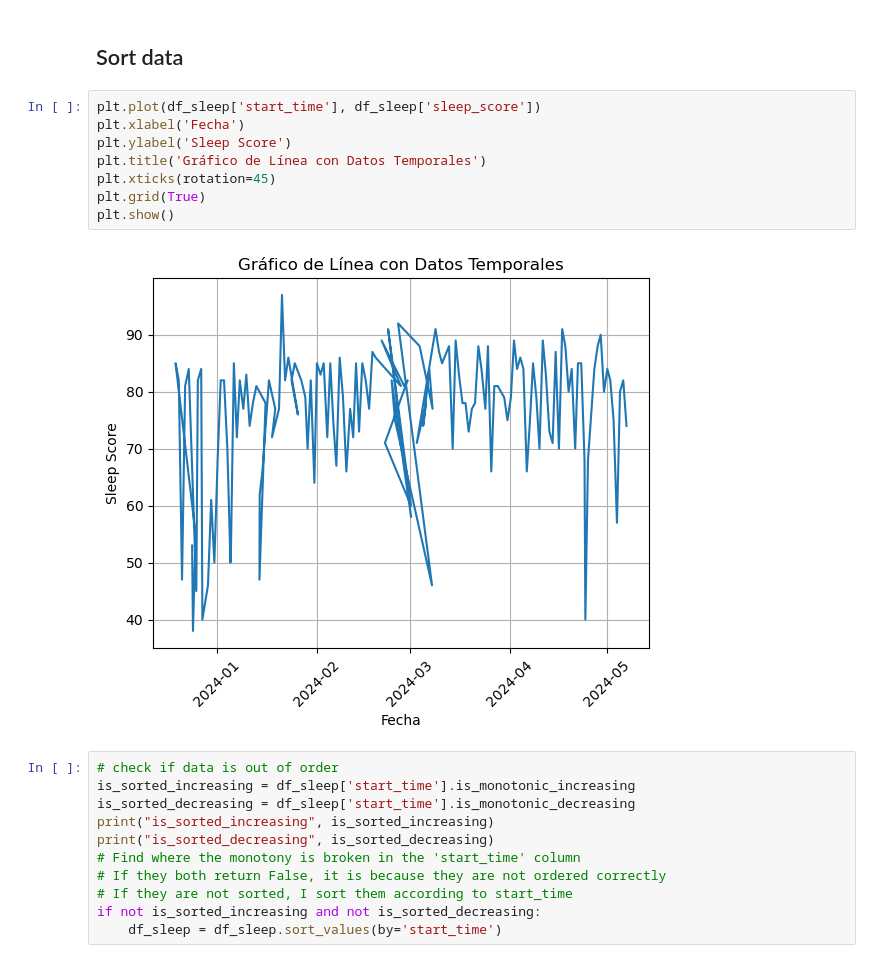
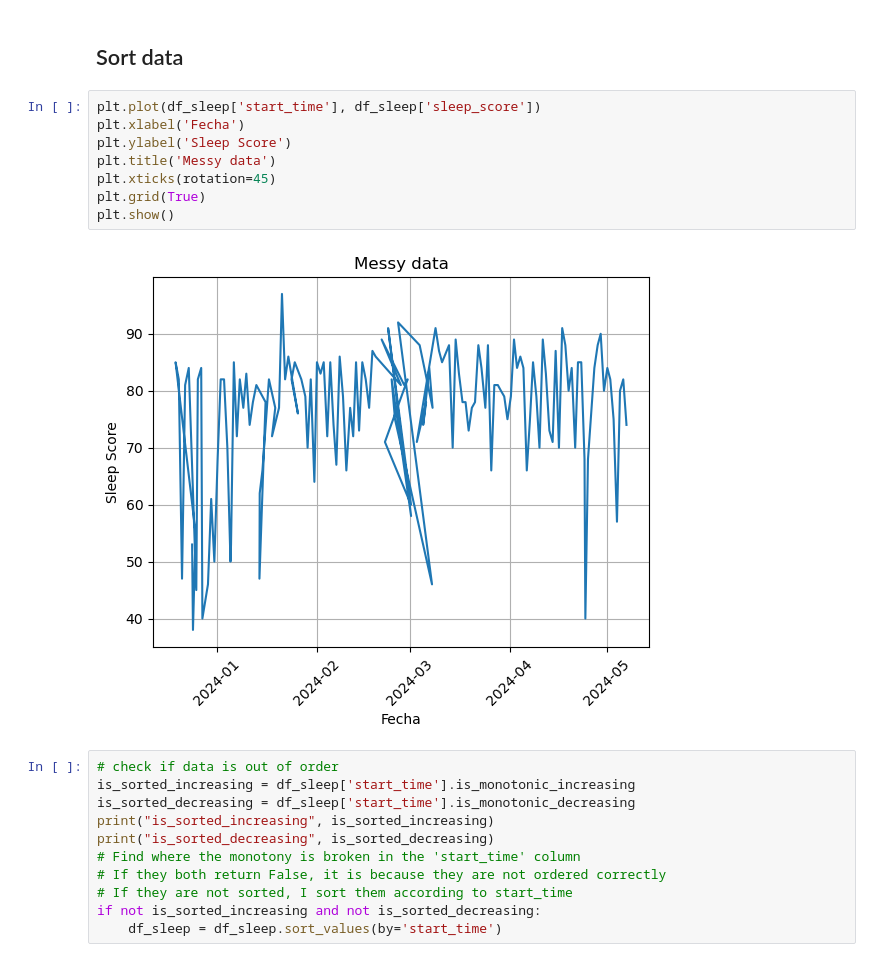
Before and after one commit to MatiasLoiseau/sleep-data-samsung-health, a Jupyter notebook: presentation_sleep_analysis.ipynb, the cells around one changed output. Cells and saved outputs as stored; diff of their text form.

```diff
--- a/presentation_sleep_analysis.ipynb
+++ b/presentation_sleep_analysis.ipynb
@@ -88,13 +39,13 @@ df_sleep.tail(10)
 # %%
 plt.plot(df_sleep['start_time'], df_sleep['sleep_score'])
 plt.xlabel('Fecha')
 plt.ylabel('Sleep Score')
-plt.title('Gráfico de Línea con Datos Temporales')
+plt.title('Messy data')
 plt.xticks(rotation=45)
 plt.grid(True)
 plt.show()
 # %% [output]
-[figure, old version]
+[figure, new version]
 # %%
 # check if data is out of order
 is_sorted_increasing = df_sleep['start_time'].is_monotonic_increasing
```
Also changed, not shown: parts of 15 cells of this notebook, 1 other file.
